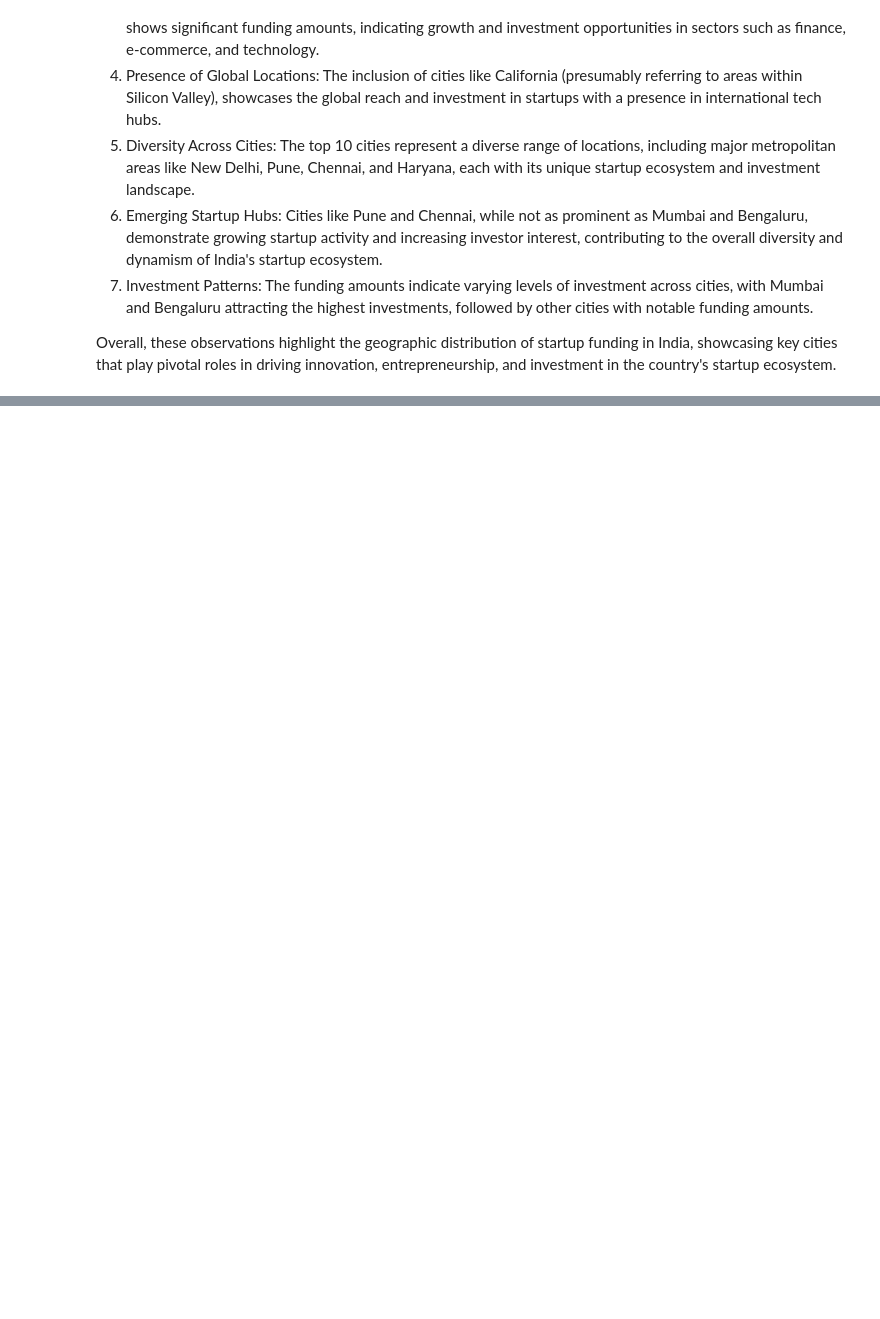
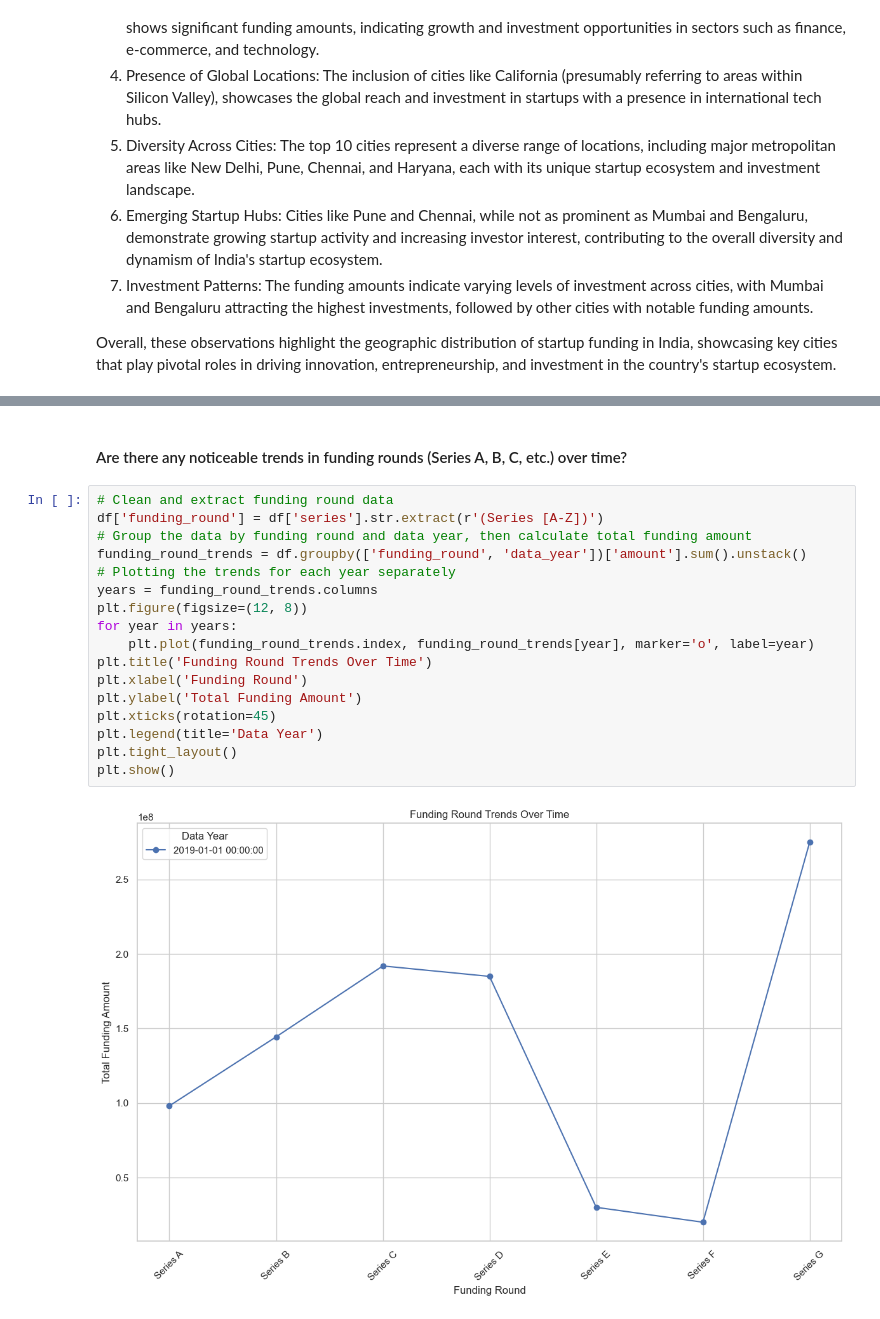
Before and after one commit to wamathaiwandeto/Indian-Startup-Ecosystem, a Jupyter notebook: project.ipynb, the cells around one changed output, grey strips where cells are left out. Drawn from its saved outputs; the diff is of its cells as text; blank space fills up the shorter version.

```diff
--- a/project.ipynb
+++ b/project.ipynb
@@ -1733,0 +1778,21 @@ Overall, these observations highlight the geographic distribution of startup fun
+# %% [markdown]
+#### Are there any noticeable trends in funding rounds (Series A, B, C, etc.) over time?
+# %%
+# Clean and extract funding round data
+df['funding_round'] = df['series'].str.extract(r'(Series [A-Z])')
+# Group the data by funding round and data year, then calculate total funding amount
+funding_round_trends = df.groupby(['funding_round', 'data_year'])['amount'].sum().unstack()
+# Plotting the trends for each year separately
+years = funding_round_trends.columns
+plt.figure(figsize=(12, 8))
+for year in years:
+    plt.plot(funding_round_trends.index, funding_round_trends[year], marker='o', label=year)
+plt.title('Funding Round Trends Over Time')
+plt.xlabel('Funding Round')
+plt.ylabel('Total Funding Amount')
+plt.xticks(rotation=45)
+plt.legend(title='Data Year')
+plt.tight_layout()
+plt.show()
+# %% [output]
+[figure, added]
```
Also changed, not shown: parts of 8 cells of this notebook.
